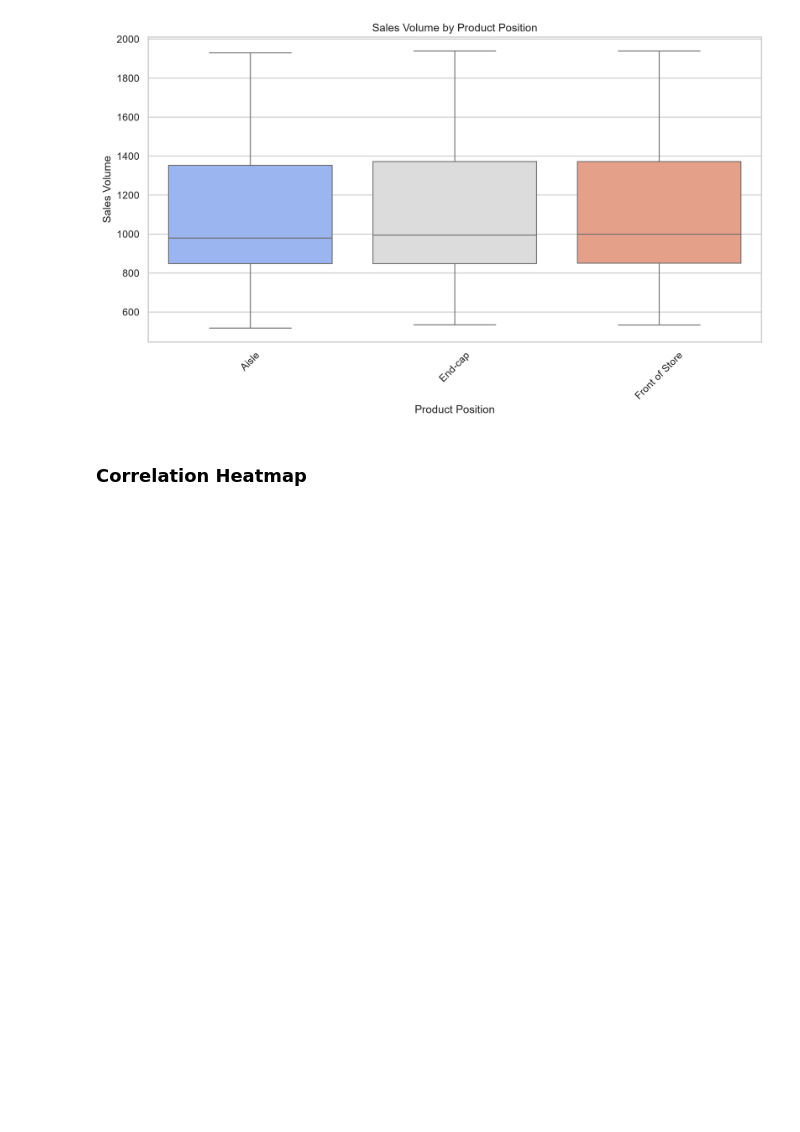
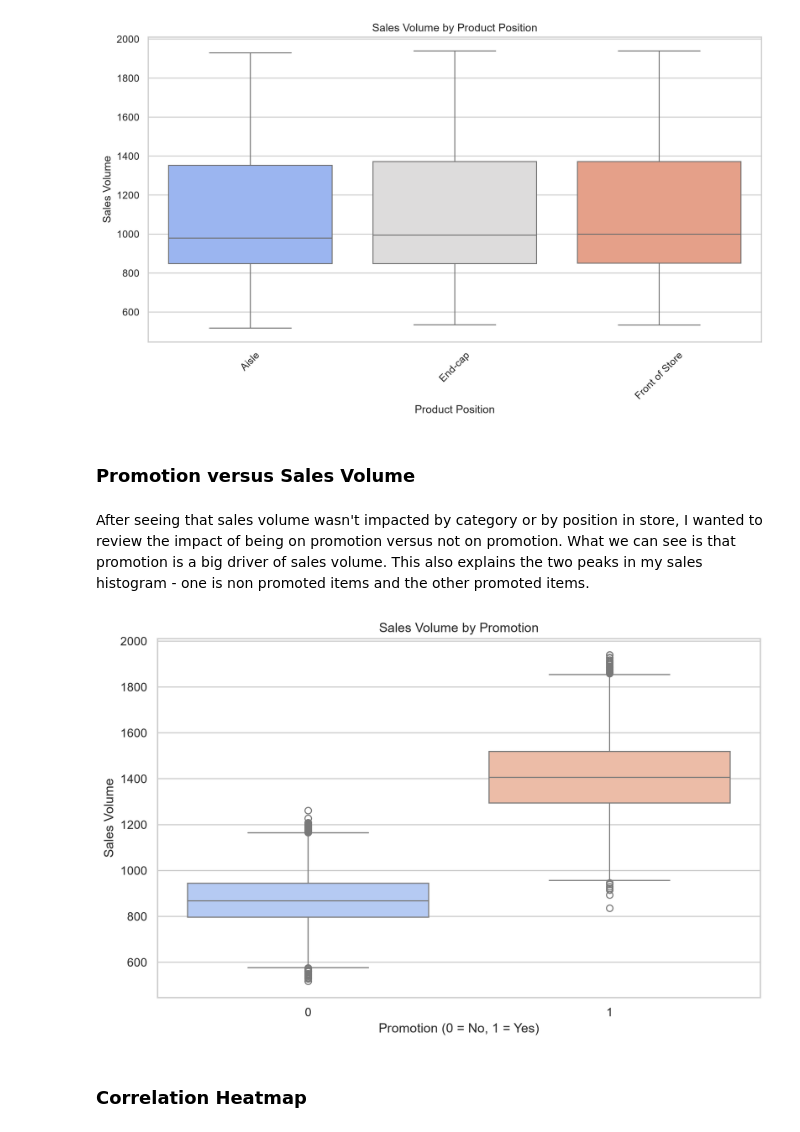
Before and after one commit to cowardclaire/capstone-project, a Jupyter notebook: jupyter_notebooks/Notebook_Template.ipynb, the cells around one changed output. Drawn from its saved outputs; the diff is of its cells as text; code cells hidden in the pictures; blank space fills up the shorter version.

Commit message:
having added a promotion by sales volume visual, we can see that promotion is a huge driver of sales volume and explains the two peaks seen in sales volume historgram

```diff
--- a/jupyter_notebooks/Notebook_Template.ipynb
+++ b/jupyter_notebooks/Notebook_Template.ipynb
@@ -249,6 +249,17 @@ img_path = os.path.join(project_root, "visuals", "eda", "sales_volume_by_positio
 Image(img_path)
 # %% [output]
 [figure]
+# %% [markdown]
+### Promotion versus Sales Volume
+# %% [markdown]
+After seeing that sales volume wasn't impacted by category or by position in store, I wanted to review the impact of being on promotion versus not on promotion. What we can see is that promotion is a big driver of sales volume. This also explains the two peaks in my sales histogram - one is non promoted items and the other promoted items.
+# %%
+from IPython.display import Image
+
+img_path = os.path.join(project_root, "visuals", "eda", "promotion_vs_sales_volume.png")
+Image(img_path)
+# %% [output]
+[figure, added]
 # %% [markdown]
 ### Correlation Heatmap
 # %% [markdown]
```
